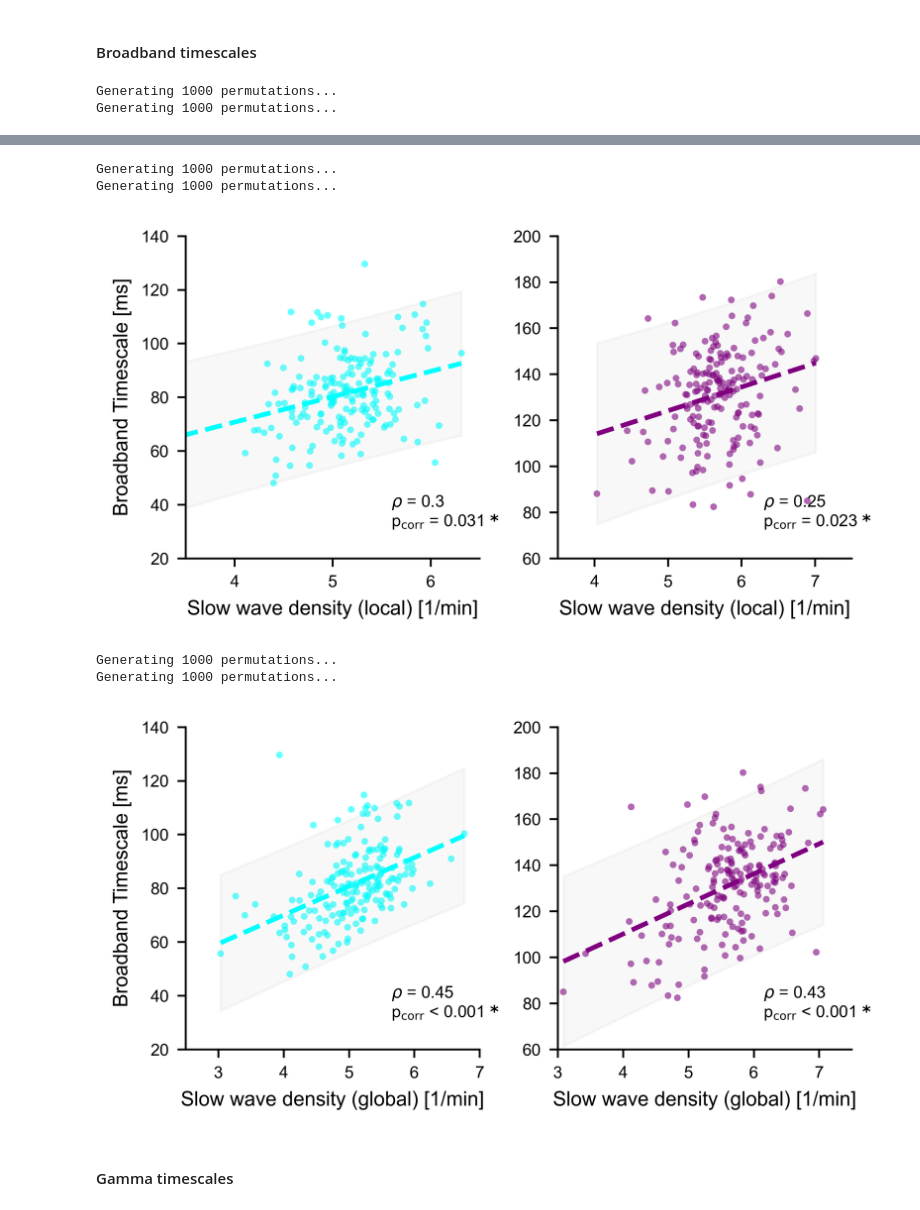
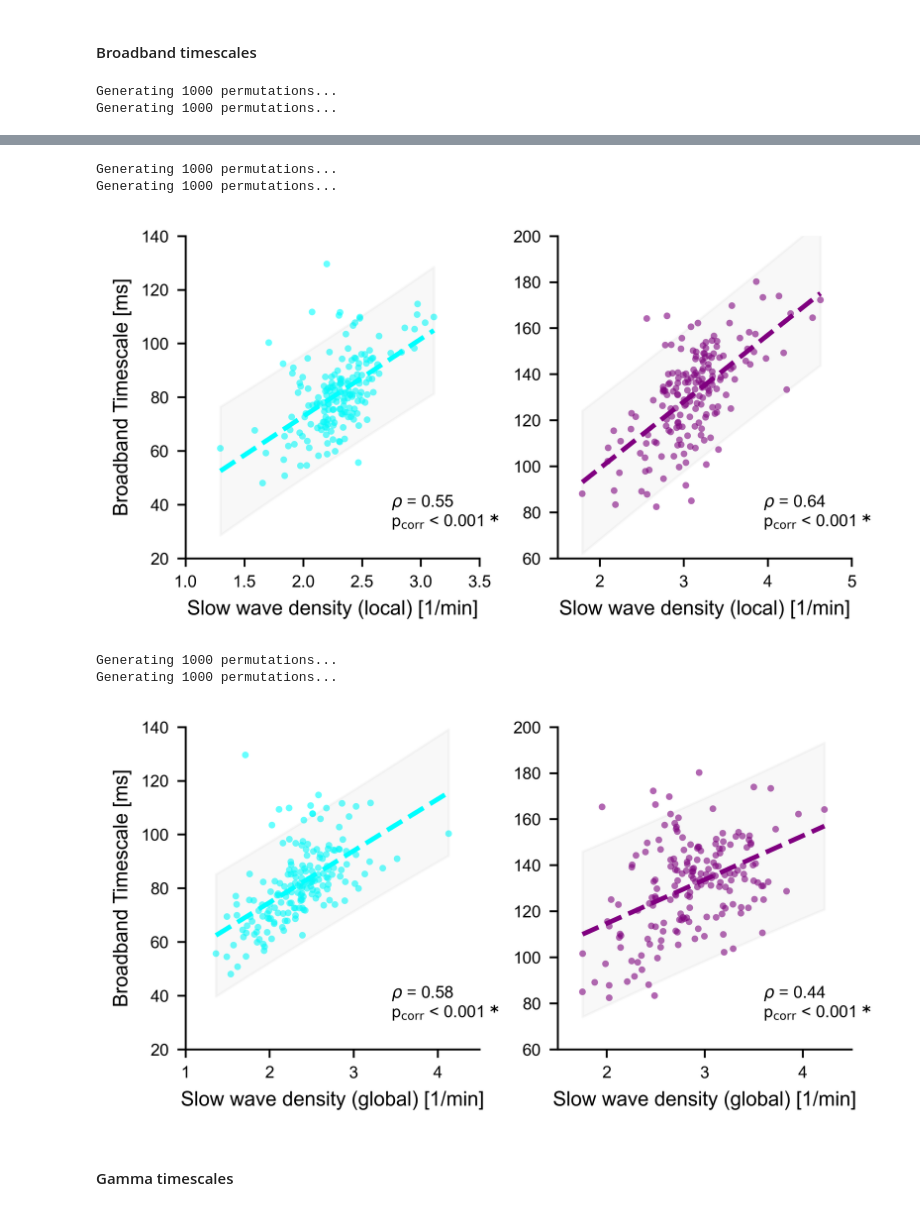
Before and after one commit to cusinatr/MNI-Analysis, a Jupyter notebook: Analysis/Fig_sw.ipynb, the cells around one changed output, grey strips where cells are left out. Saved outputs shown, nothing was run; the diff lists cells and outputs as text; code cells hidden in the pictures.

```diff
--- a/Analysis/Fig_sw.ipynb
+++ b/Analysis/Fig_sw.ipynb
@@ -73,7 +76,7 @@ Reading labels from parcellation...
 # %% [markdown]
 #### "Total" SWs density
 # %%
-minmax_stages = {"N2": (8.8, 11.1), "N3": (9.7, 12.)}
+minmax_stages = {"N2": (3.5, 5.5), "N3": (4.6, 7.1)}
 
 # Loop through stages
 for stage in stages:
@@ -102,7 +105,7 @@ Using pyvistaqt 3d backend.
 # %% [markdown]
 #### "Local" SWs density
 # %%
-minmax_stages = {"N2": (4.3, 5.9), "N3": (4.7, 6.7)}
+minmax_stages = {"N2": (1.7, 2.9), "N3": (2.2, 4.2)}
 
 # Loop through stages
 for stage in stages:
@@ -129,7 +132,7 @@ for stage in stages:
 # %% [markdown]
 #### "Global" SWs density
 # %%
-minmax_stages = {"N2": (3.9, 6.), "N3": (4.1, 6.7)}
+minmax_stages = {"N2": (1.6, 3.1), "N3": (2, 3.7)}
 
 # Loop through stages
 for stage in stages:
@@ -158,28 +161,37 @@ for stage in stages:
 # %% [markdown]
 Load centroids coordinates of the parcellation (for spin permutation):
 # %%
-map_coords = pd.read_csv(data_path.joinpath("Data", "Parcellation", "mmp_centroids_coords.csv"), index_col=0)
+map_coords = pd.read_csv(
+    data_path.joinpath("Data", "Parcellation", "mmp_centroids_coords.csv"), index_col=0
+)
 # %% [markdown]
 #### Broadband timescales
 # %%
 xlabels = {
     "total": "Slow wave density [1/min]",
     "local": "Slow wave density (local) [1/min]",
-    "global": "Slow wave density (global) [1/min]"
-    }
+    "global": "Slow wave density (global) [1/min]",
+}
 
 xlims_stages = {
-    "total": {"N2": (7.5, 12), "N3": (8.5, 13)},
-    "local": {"N2": (3.5, 6.5), "N3": (3.5, 7.5)},
-    "global": {"N2": (2.5, 7), "N3": (3, 7.5)}
+    "total": {"N2": (3.0, 6.0), "N3": (4, 8)},
+    "local": {"N2": (1, 3.5), "N3": (1.5, 5)},
+    "global": {"N2": (1, 4.5), "N3": (1.5, 4.5)},
 }
 ylims_stages = {"N2": (20, 140), "N3": (60, 200)}
 
 
-for cond, df_metric in zip(["total", "local", "global"], [df_density_stages, df_density_stages_local, df_density_stages_global]):
+for cond, df_metric in zip(
+    ["total", "local", "global"],
+    [df_density_stages, df_density_stages_local, df_density_stages_global],
+):
 
     fig, axs = plt.subplots(
-        1, len(stages), figsize=plots._get_figsize_inches((11.5, 6)), dpi=600, layout="constrained"
+        1,
+        len(stages),
+        figsize=plots._get_figsize_inches((11.5, 6)),
+        dpi=600,
+        layout="constrained",
     )
 
     rhos, p_corrs, rhos_boot = {}, {}, {}
@@ -194,7 +206,9 @@ for cond, df_metric in zip(["total", "local", "global"], [df_density_stages, df_
         y = df_tau.loc[df_sw.index].to_numpy().squeeze()
 
         # Get correlation values
-        rho, p_corr = utils.get_pcorr(x, y, map_coords, method="vasa", corr_type=corr_type)
+        rho, p_corr = utils.get_pcorr(
+            x, y, map_coords, method="vasa", corr_type=corr_type
+        )
         rho_boot = utils.get_rho_boot(x, y, corr_type=corr_type)
         rhos[stage] = rho
         p_corrs[stage] = p_corr
@@ -219,7 +233,7 @@ for cond, df_metric in zip(["total", "local", "global"], [df_density_stages, df_
             axs[i].set_ylabel("", fontsize=0)
 
     # Save figure
-    plots.save_figure(fig, fig_path.joinpath(f"sw_tau_corr_struct_{cond}.svg"))
+    plots.save_figure(fig, fig_path.joinpath(f"sw_tau_corr_{cond}.svg"))
 
     plt.show()
 # %% [output]
@@ -229,9 +243,9 @@ Generating 1000 permutations...
 Generating 1000 permutations...
 Generating 1000 permutations...
-[figure, old version]
+[figure, new version]
 Generating 1000 permutations...
 Generating 1000 permutations...
-[figure, old version]
+[figure, new version]
 # %% [markdown]
 #### Gamma timescales
 # %%
```
Also changed, not shown: parts of 10 cells of this notebook.
